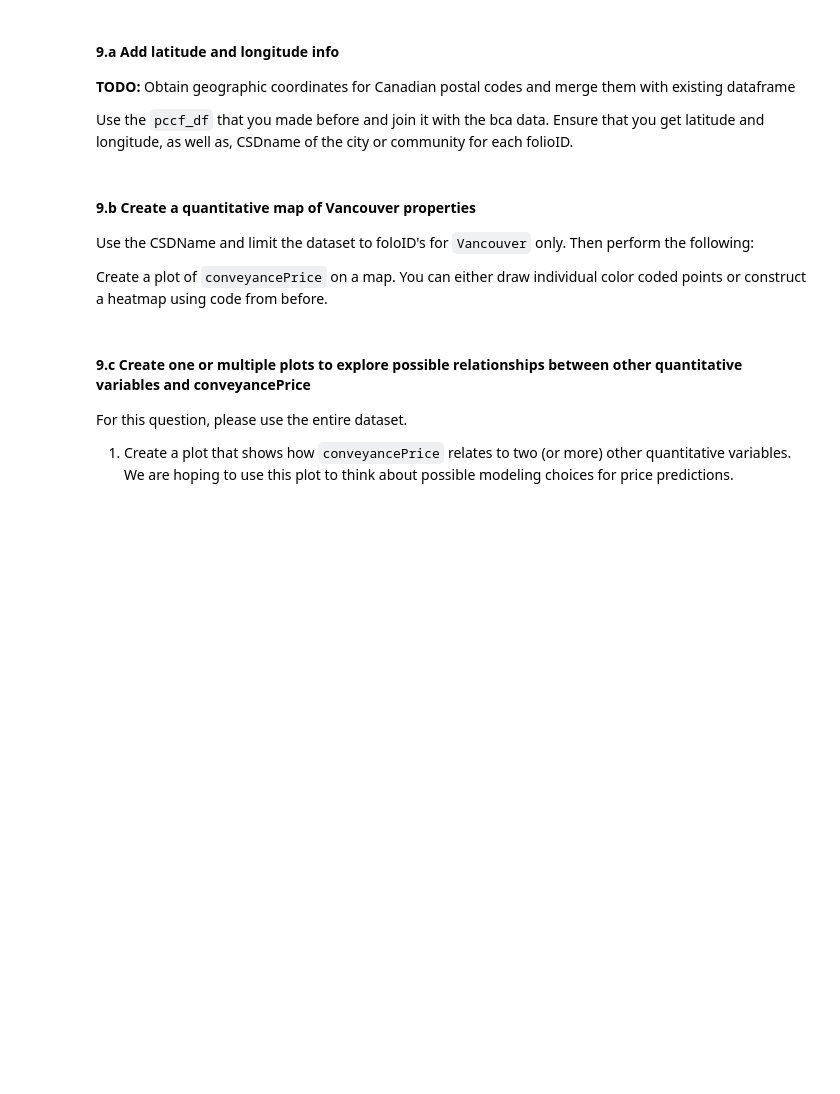
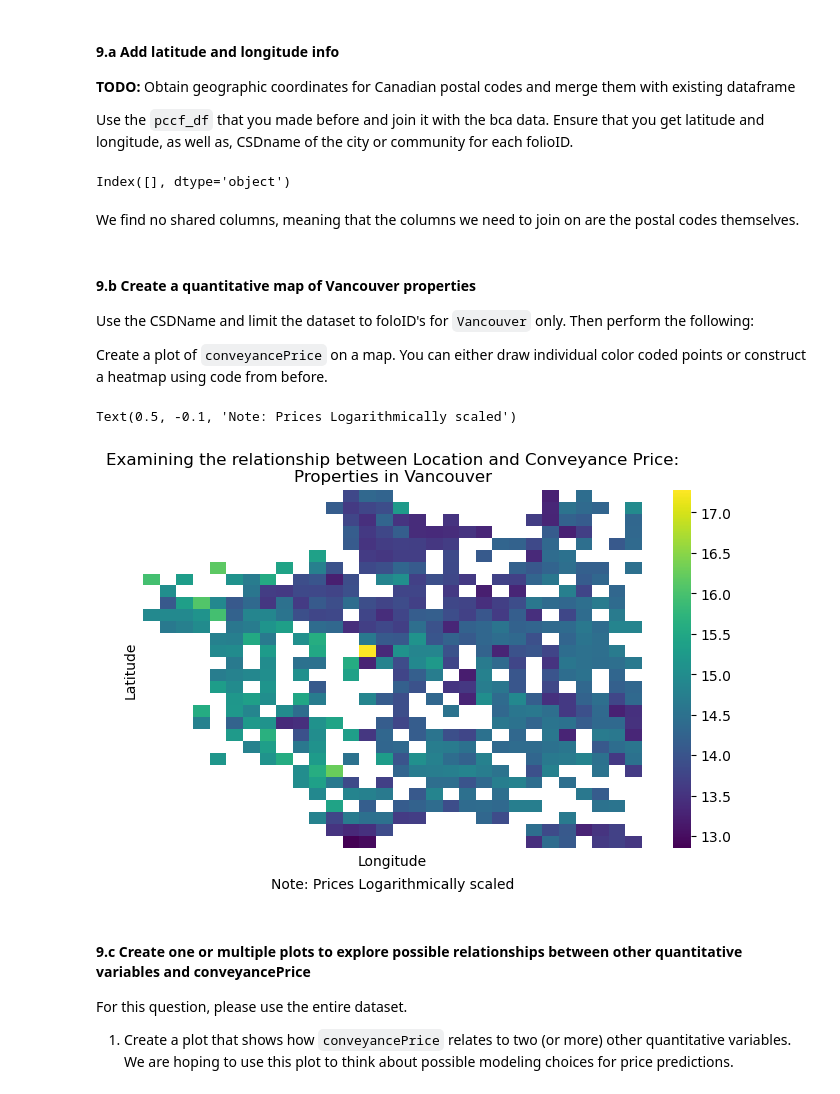
Before and after one commit to MichaelKuby/CMPT733_DataScience, a Jupyter notebook: A4/A4.ipynb, the cells around one changed output. Cells and saved outputs as stored; diff of their text form; code cells hidden in the pictures; blank space fills up the shorter version.

```diff
--- a/A4/A4.ipynb
+++ b/A4/A4.ipynb
@@ -479,9 +480,43 @@ Use the `pccf_df` that you made before and join it with the bca data. Ensure tha
+# %%
+# TODO write your code here
+
+# Find the shared columns between bcadf and pccf_df
+shared_columns = bcadf.columns.intersection(pccf_df.columns)
+shared_columns # Empty
+# %% [output]
+Index([], dtype='object')
+# %% [markdown]
+We find no shared columns, meaning that the columns we need to join on are the postal codes themselves.
 # %% [markdown]
 #### 9.b Create a quantitative map of Vancouver properties
 
 Use the CSDName and limit the dataset to foloID's for `Vancouver` only. Then  perform the following:
 
 Create a plot of `conveyancePrice` on a map. You can either draw individual color coded points or construct a heatmap using code from before.
+# %%
+vancouver_df = pccf_bcadf_merge[pccf_bcadf_merge['CSDname'].str.startswith('Vancouver')]
+
+# Bin the data using heatmap_bins
+means = heatmap_bins(vancouver_df, ['LONG','LAT'])
+
+# Convert the data to a logarithmic scale
+log_transform = np.log1p(means['conveyancePrice'])
+
+# Create a heatmap
+plt.figure(figsize=(8,6))
+sns.heatmap(log_transform, cmap='viridis')
+plt.title('Examining the relationship between Location and Conveyance Price:\nProperties in Vancouver')
+plt.xlabel('Longitude')
+plt.ylabel('Latitude')
+plt.tight_layout()
+plt.xticks([], [])
+plt.yticks([], [])
+
+# Make a note on the bottom of the figure that the scale is logarithmically transformed
+plt.text(0.5, -0.1, 'Note: Prices Logarithmically scaled', horizontalalignment='center', verticalalignment='center', transform=plt.gca().transAxes)
+# %% [output]
+Text(0.5, -0.1, 'Note: Prices Logarithmically scaled')
+[figure, added]
 # %% [markdown]
 #### 9.c Create one or multiple plots to explore possible relationships between other quantitative variables and conveyancePrice
 
```
Also changed, not shown: parts of 5 cells of this notebook, 49 other files.
